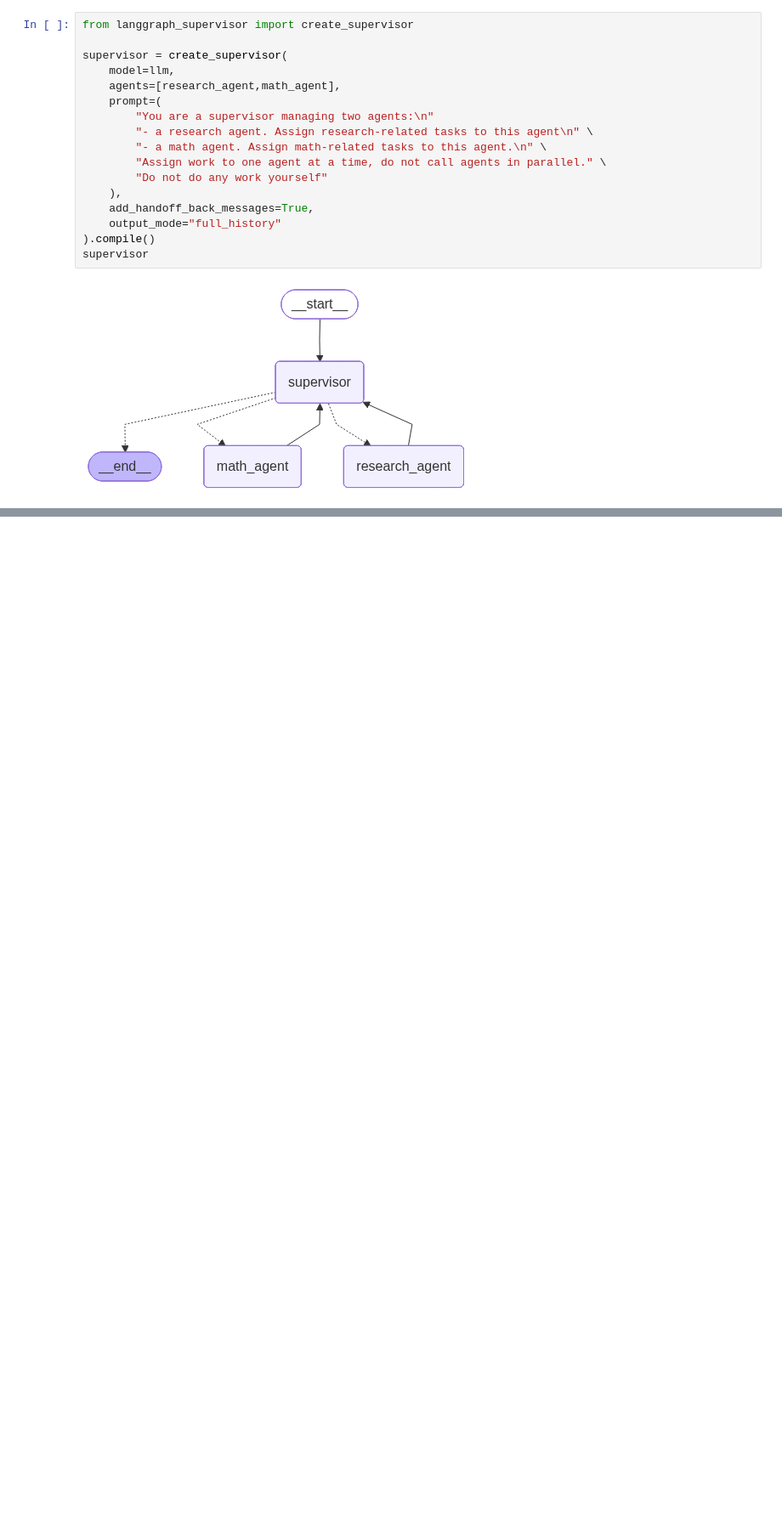
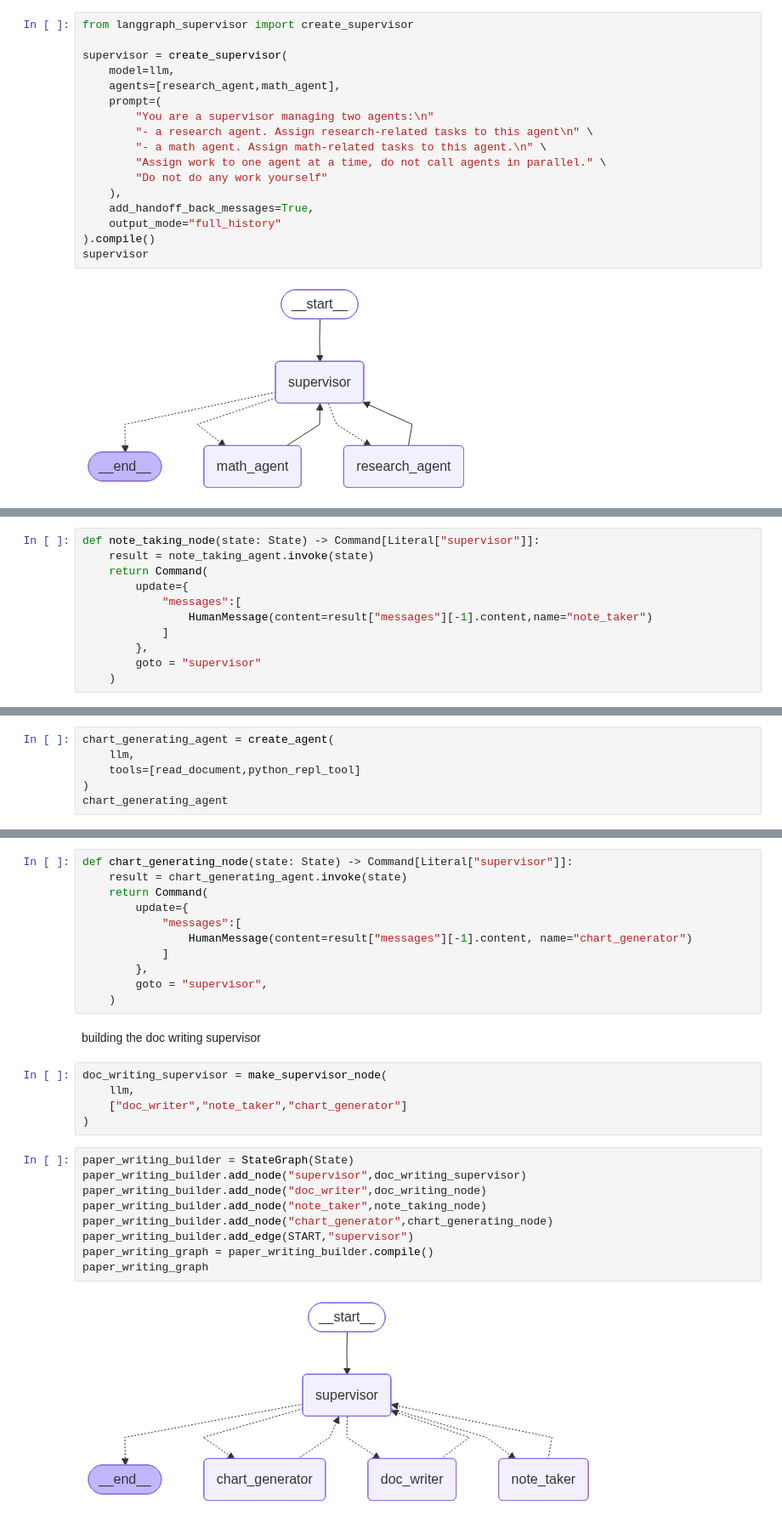
Before and after one commit to aryachawan/rag_practice, a Jupyter notebook: MultiAgentArchitecture/mutliagentrag.ipynb, the cells around one changed output, grey strips where cells are left out. Shown at 85% size. Cells and saved outputs as stored; diff of their text form; blank space fills up the shorter version.

```diff
--- a/MultiAgentArchitecture/mutliagentrag.ipynb
+++ b/MultiAgentArchitecture/mutliagentrag.ipynb
@@ -246,0 +505,11 @@ BadRequestError: Error code: 400 - {'error': {'message': "tool call validation f
+# %%
+def note_taking_node(state: State) -> Command[Literal["supervisor"]]:
+    result = note_taking_agent.invoke(state)
+    return Command(
+        update={
+            "messages":[
+                HumanMessage(content=result["messages"][-1].content,name="note_taker")
+            ]
+        },
+        goto = "supervisor"
+    )
@@ -246,0 +518,6 @@ BadRequestError: Error code: 400 - {'error': {'message': "tool call validation f
+# %%
+chart_generating_agent = create_agent(
+    llm,
+    tools=[read_document,python_repl_tool]
+)
+chart_generating_agent
@@ -246,0 +526,29 @@ BadRequestError: Error code: 400 - {'error': {'message': "tool call validation f
+# %%
+def chart_generating_node(state: State) -> Command[Literal["supervisor"]]:
+    result = chart_generating_agent.invoke(state)
+    return Command(
+        update={
+            "messages":[
+                HumanMessage(content=result["messages"][-1].content, name="chart_generator")
+            ]
+        },
+        goto = "supervisor",
+    )
+# %% [markdown]
+building the doc writing supervisor
+# %%
+doc_writing_supervisor = make_supervisor_node(
+    llm,
+    ["doc_writer","note_taker","chart_generator"]
+)
+# %%
+paper_writing_builder = StateGraph(State)
+paper_writing_builder.add_node("supervisor",doc_writing_supervisor)
+paper_writing_builder.add_node("doc_writer",doc_writing_node)
+paper_writing_builder.add_node("note_taker",note_taking_node)
+paper_writing_builder.add_node("chart_generator",chart_generating_node)
+paper_writing_builder.add_edge(START,"supervisor")
+paper_writing_graph = paper_writing_builder.compile()
+paper_writing_graph
+# %% [output]
+[figure, added]
```
Also changed, not shown: parts of 49 cells of this notebook, 1 other file.
